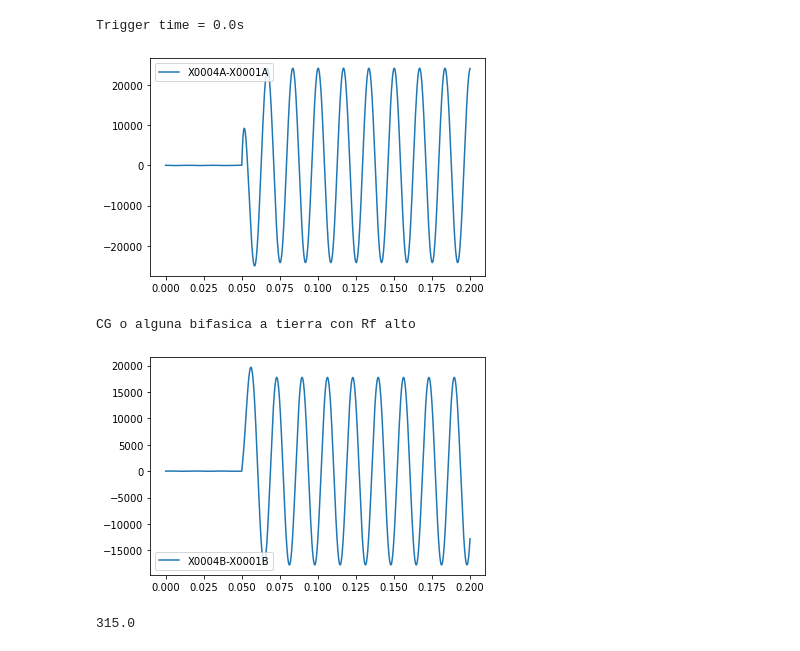
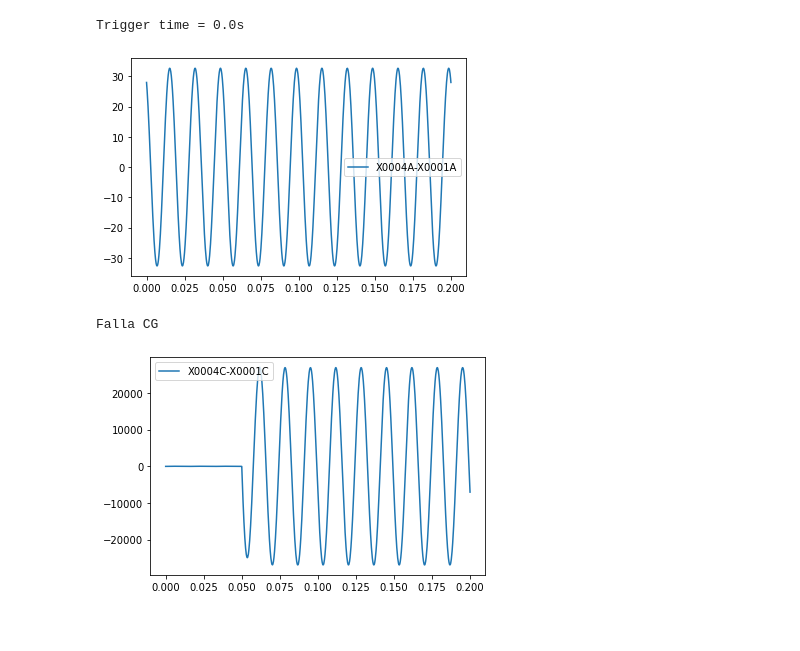
Before and after one commit to martin-2k/Algoritmo-de-distancia-IELE4120, a Jupyter notebook: main.ipynb, the cells around one changed output. Drawn from its saved outputs; the diff is of its cells as text; code cells hidden in the pictures.

```diff
--- a/main.ipynb
+++ b/main.ipynb
@@ -17,7 +17,7 @@ def closest(lst, K):
 
 
 rec = Comtrade()
-rec.load("sample_files/ATP_ABG.cfg", "sample_files/ATP_ABG.dat")
+rec.load("sample_files/ATPmonoC.cfg", "sample_files/ATPmonoC.dat")
 print("Trigger time = {}s".format(rec.trigger_time))
 
 senal_I_a=0
@@ -37,7 +37,7 @@ plt.plot(rec.time, rec.analog[senal_I_a])
 plt.legend([rec.analog_channel_ids[senal_I_a]])
 plt.show()
 
-def Windowing(senal_a,senal_b,senal_c,rec,I_nominal,I_sc3_min,V_a,V_b,V_c):
+def Windowing(senal_a,senal_b,senal_c,rec,I_nominal,I_sc3_min,V_a,V_b,V_c,k0,z1l):
     data_a=rec.analog[senal_a]
     data_b=rec.analog[senal_b]
     data_c=rec.analog[senal_c]
@@ -71,14 +71,14 @@ def Windowing(senal_a,senal_b,senal_c,rec,I_nominal,I_sc3_min,V_a,V_b,V_c):
         I_b=Espectro(I_phase_r[1][k:w+k],fr)
         I_c=Espectro(I_phase_r[2][k:w+k],fr)
         k+=1
-        Seq=secuencias.seq(I_a,I_b,I_c)
+        Seq=secuencias.seq(I_a,I_b,I_c)#Referidos a la fase a
 
         I0=Seq.item((0,0))
         I1=Seq.item((1,0))
         I2=Seq.item((2,0))
 
         msg=Evaluar(I0,I1,I2,I_nominal,I_sc3_min)
-
+        #print(msg)
         if msg=="Sin falla":
             n=0
         elif msg==last_msg:
@@ -92,18 +92,59 @@ def Windowing(senal_a,senal_b,senal_c,rec,I_nominal,I_sc3_min,V_a,V_b,V_c):
             v_a=Espectro(I_phase_r[4][k:w+k],fr)
             v_b=Espectro(I_phase_r[5][k:w+k],fr)
             v_c=Espectro(I_phase_r[6][k:w+k],fr)
-            DefinePhase(last_msg,I_a,I_b,I_c,v_a,v_b,v_c)
+            DefinePhase(last_msg,I_a,I_b,I_c,v_a,v_b,v_c,I2,I0,k0,z1l)
 
-def DefinePhase(msg,Ia,Ib,Ic,Va,Vb,Vc):
+def DefinePhase(msg,Ia,Ib,Ic,Va,Vb,Vc,I2,I0,k0,Z1l):
     if msg=="Falla BG o AC":
-        MHO_BG=abs(Vb/Ib)
+        MHO_BG=abs(Vb/(Ib+k0*3*I0))
         MHO_AC=abs((Va-Vc)/(Ia-Ic))
         if MHO_BG>=MHO_AC:
             print("Falla AC")
         else:
             print("Falla BG")
+    elif msg=="Falla AG o BC":
+        MHO_AG=abs(Va/(Ia+k0*3*I0))
+        MHO_BC=abs((Vb-Vc)/(Ib-Ic))
+        if MHO_AG>=MHO_BC:
+            print("Falla BC")
+        else:
+            print("Falla AG")
+    elif msg=="Falla CG o BA":
+        MHO_CG=abs(Vc/(Ic+k0*3*I0))
+        MHO_AB=abs((Va-Vb)/(Ia-Ib))
+        if MHO_CG>=MHO_AB:
+            print("Falla AB")
+        else:
+            print("Falla CG")
     elif msg=="CG o alguna bifasica a tierra con Rf alto":
-        pass
+        #Calculo Rf
+        Rcg=np.abs(np.imag(Vc*np.conjugate(Z1l*(Ic+k0*3*I0)))/np.imag(1.5*(I2+I0)*np.conjugate(Z1l*(Ic+k0*3*I0))))
+        Rab=np.abs(np.imag((Va-Vb)*np.conjugate(Z1l*((Ia-Ib)+k0*3*I0)))/np.imag(1.5*(I2+I0)*np.conjugate(Z1l*((Ia-Ib)+k0*3*I0))))
+        Rac=np.abs(np.imag((Va-Vc)*np.conjugate(Z1l*((Ia-Ic)+k0*3*I0)))/np.imag(1.5*(I2+I0)*np.conjugate(Z1l*((Ia-Ic)+k0*3*I0))))
+        Rcb=np.abs(np.imag((Vc-Vb)*np.conjugate(Z1l*((Ic-Ib)+k0*3*I0)))/np.imag(1.5*(I2+I0)*np.conjugate(Z1l*((Ic-Ib)+k0*3*I0))))
+        #calculo MHO
+        Mab=np.abs((Va-Vb)/(Ia-Ib))
+        Mac=np.abs((Va-Vc)/(Ia-Ic))
+        Mcb=np.abs((Vc-Vb)/(Ic-Ib))
+
+        if min(Mab,Mac,Mcb)==Mab:
+            if Rcg<Rab:
+                print("Falla c-g")
+            else:
+                print("Falla a-b")
+        elif min(Mab,Mac,Mcb)==Mac:
+            if Rcg<Rac:
+                print("Falla c-g")
+            else:
+                print("Falla a-c")
+        else:
+            if Rcg<Rcb:
+                print("Falla c-g")
+            else:
+                print("Falla c-b")
+    else:
+        print("OTRA")
+
 
 def Evaluar(I0,I1,I2,I_nominal,I_sc3_min):
     if(np.abs(I0)<0.6*I_nominal and np.abs(I2)<0.6*I_nominal and np.abs(I1)>=I_sc3_min):
@@ -123,40 +164,41 @@ def Evaluar(I0,I1,I2,I_nominal,I_sc3_min):
     else:
             return "Sin falla"
 
 def Espectro(data,fs):
     #Filtro pasa bajas
     cutoff = (fs-60)/3      # desired cutoff frequency of the filter, Hz
     order = 2
 
     y=Filtro(fs,order,cutoff,data)
 
     #Transformada
     N=len(data)
     Tf=1/fs
     SOL=FFT(y)
     SOL_f=FFT_f(N,Tf)
 
     SOL_abs=2.0/N * np.abs(SOL[0:N//2])
     SOL_angle=np.angle(SOL)[0:N//2]
     i=closest(SOL_f,60)
     j=np.where(SOL_f==i)#Index con el fasor de 60Hz
     #plt.polar([0,SOL_angle[j]],[0,SOL_abs[j]],marker='.')
     return cmath.rect(SOL_abs[j],SOL_angle[j])
 
+#Valores dados
 I_nominal=33
 I_sc3_min=200
+Z0l=27+315j
+Z1l=61+629.58j
 
-Windowing(senal_I_a,senal_I_b,senal_I_c,rec,I_nominal,I_sc3_min,senal_V_a,senal_V_b,senal_V_c)
+K0=abs((1/3)*(Z0l/Z1l-1))
+
+Windowing(senal_I_a,senal_I_b,senal_I_c,rec,I_nominal,I_sc3_min,senal_V_a,senal_V_b,senal_V_c,K0,Z1l)
 plt.figure()
-plt.plot(rec.time,rec.analog[1])
-plt.legend([rec.analog_channel_ids[1]])
+plt.plot(rec.time,rec.analog[2])
+plt.legend([rec.analog_channel_ids[2]])
 plt.show()
 # %% [output]
 Trigger time = 0.0s
-[figure, old version]
+[figure, new version]
-CG o alguna bifasica a tierra con Rf alto
+Falla CG
-[figure, old version]
+[figure, new version]
-# %%
-np.angle((1-1j), deg=True)%360
-# %% [output]
-315.0
```
Also changed, not shown: parts of 1 cell of this notebook.
